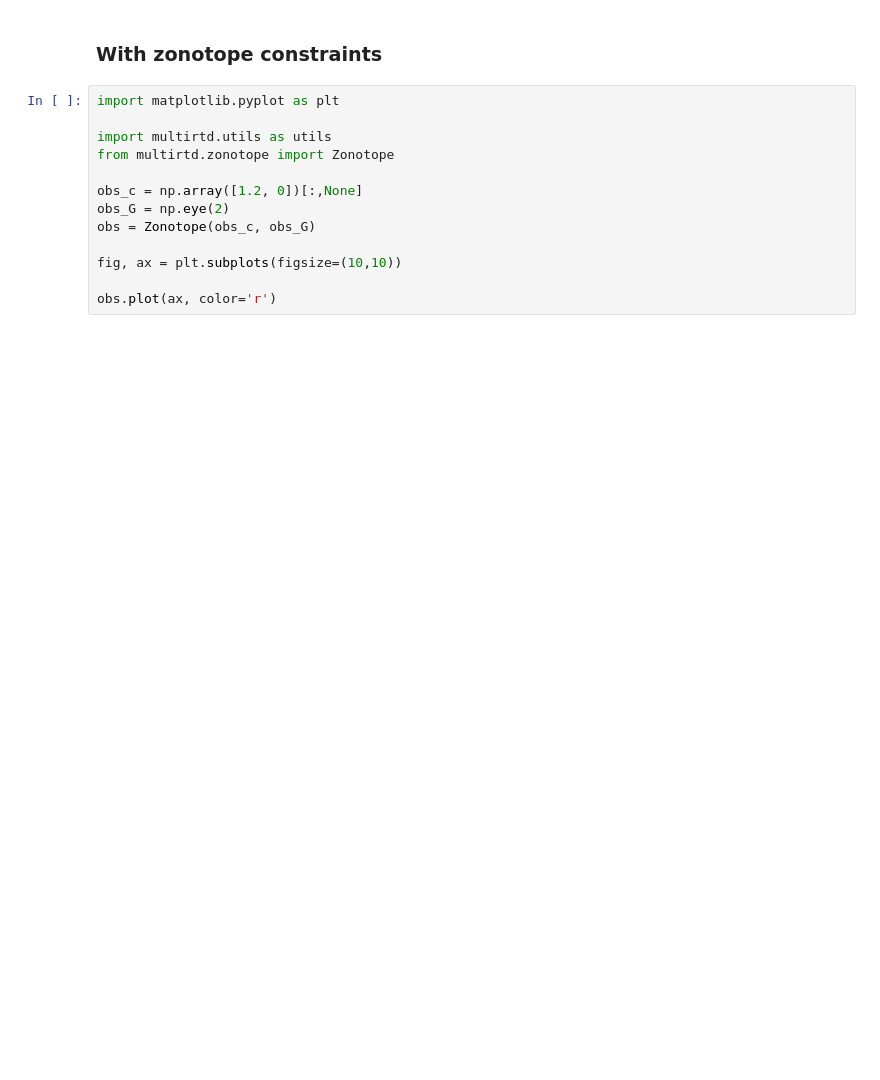
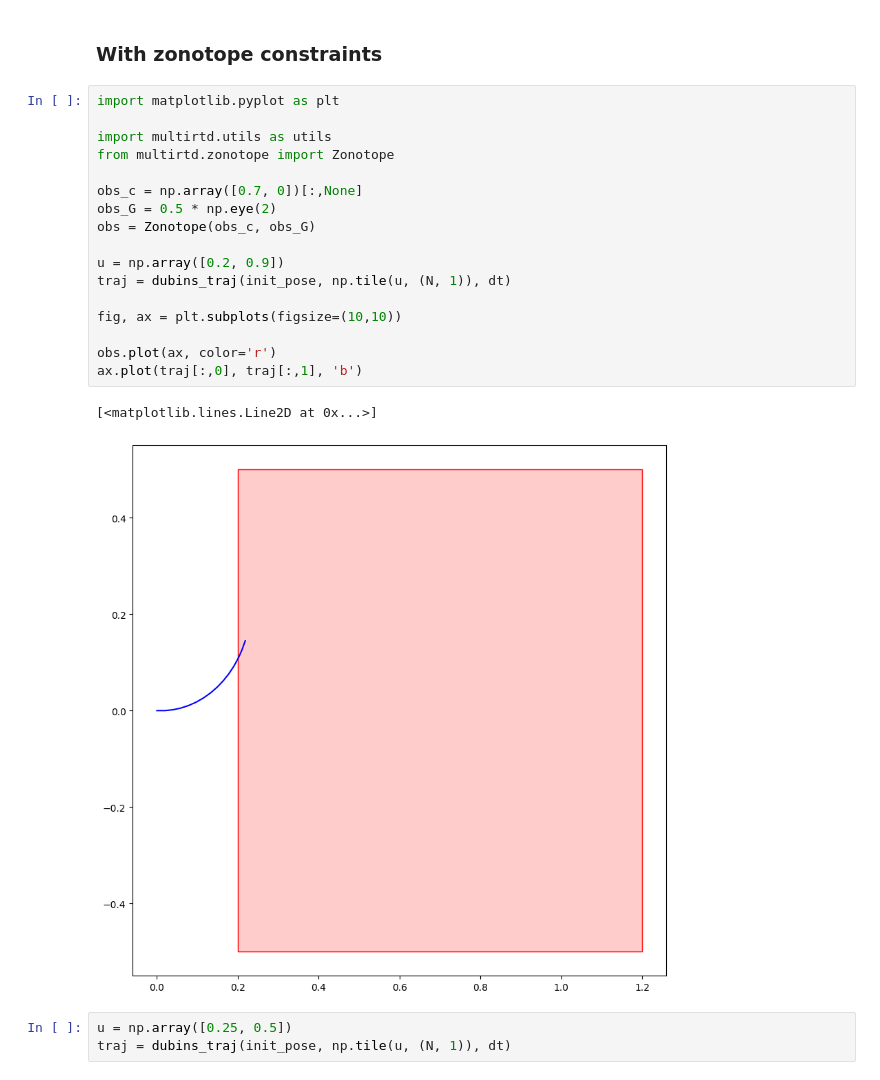
Before and after one commit to adamdai/multirobot-planning, a Jupyter notebook: notebooks/dubins_planning.ipynb, the cells around one changed output. Saved outputs shown, nothing was run; the diff lists cells and outputs as text; blank space fills up the shorter version.

```diff
--- a/notebooks/dubins_planning.ipynb
+++ b/notebooks/dubins_planning.ipynb
@@ -92,13 +186,23 @@ dubins_traj(init_pose, np.tile(res.x, (N, 1)), dt)
 # %%
 import matplotlib.pyplot as plt
 
 import multirtd.utils as utils
 from multirtd.zonotope import Zonotope
 
-obs_c = np.array([1.2, 0])[:,None]
-obs_G = np.eye(2)
+obs_c = np.array([0.7, 0])[:,None]
+obs_G = 0.5 * np.eye(2)
 obs = Zonotope(obs_c, obs_G)
+
+u = np.array([0.2, 0.9])
+traj = dubins_traj(init_pose, np.tile(u, (N, 1)), dt)
 
 fig, ax = plt.subplots(figsize=(10,10))
 
 obs.plot(ax, color='r')
+ax.plot(traj[:,0], traj[:,1], 'b')
+# %% [output]
+[<matplotlib.lines.Line2D at 0x...>]
+[figure, added]
+# %%
+u = np.array([0.25, 0.5])
+traj = dubins_traj(init_pose, np.tile(u, (N, 1)), dt)
```
Also changed, not shown: parts of 16 cells of this notebook, 33 other files.
